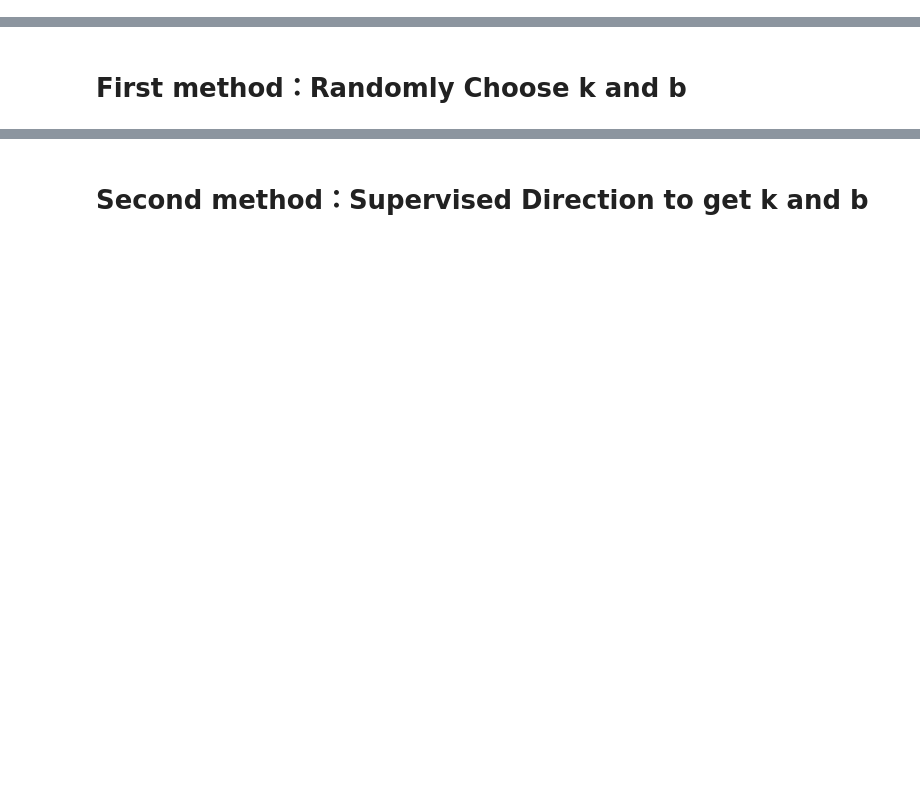
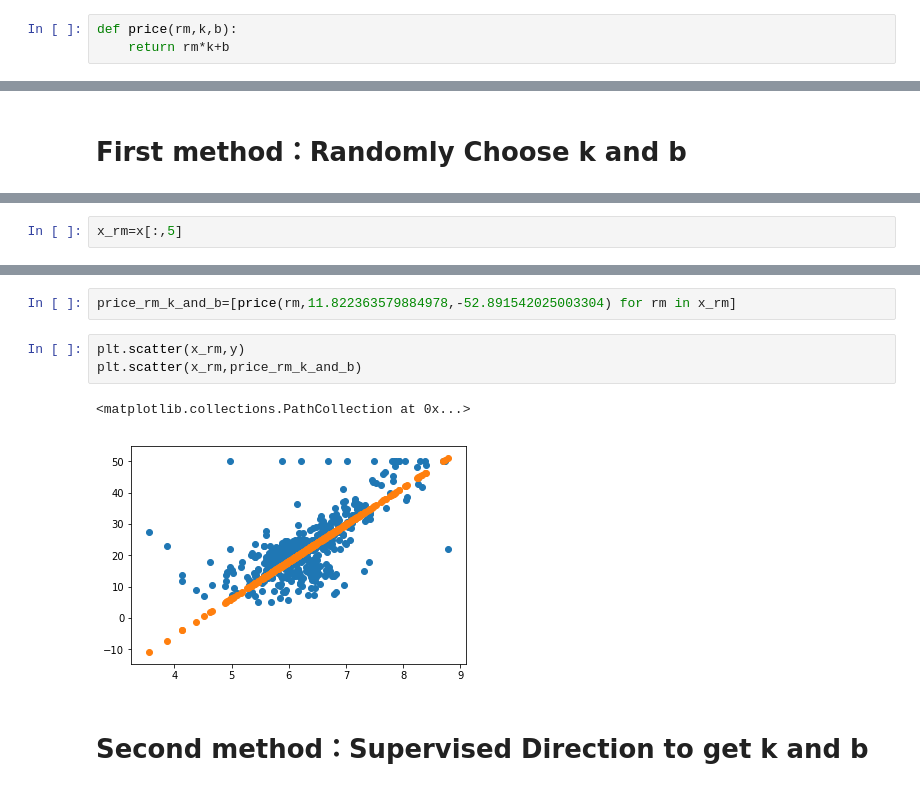
Before and after one commit to Liuhonglian007/06.30_lesson01, a Jupyter notebook: 0706-lesson02/house_price_machine_learing.ipynb, the cells around one changed output, grey strips where cells are left out. Saved outputs shown, nothing was run; the diff lists cells and outputs as text; blank space fills up the shorter version.

```diff
--- a/0706-lesson02/house_price_machine_learing.ipynb
+++ b/0706-lesson02/house_price_machine_learing.ipynb
@@ -67,3 +67,6 @@ plt.scatter(x[:,5],y)
 # %% [output]
 <matplotlib.collections.PathCollection at 0x...>
 [figure]
+# %%
+def price(rm,k,b):
+    return rm*k+b
@@ -71,0 +95,2 @@ plt.scatter(x[:,5],y)
+# %%
+x_rm=x[:,5]
@@ -72,2 +144,10 @@ plt.scatter(x[:,5],y)
+# %%
+price_rm_k_and_b=[price(rm,11.822363579884978,-52.891542025003304) for rm in x_rm]
+# %%
+plt.scatter(x_rm,y)
+plt.scatter(x_rm,price_rm_k_and_b)
+# %% [output]
+<matplotlib.collections.PathCollection at 0x...>
+[figure, added]
 # %% [markdown]
 # Second method：Supervised Direction to get k and b
```
Also changed, not shown: parts of 21 cells of this notebook.
